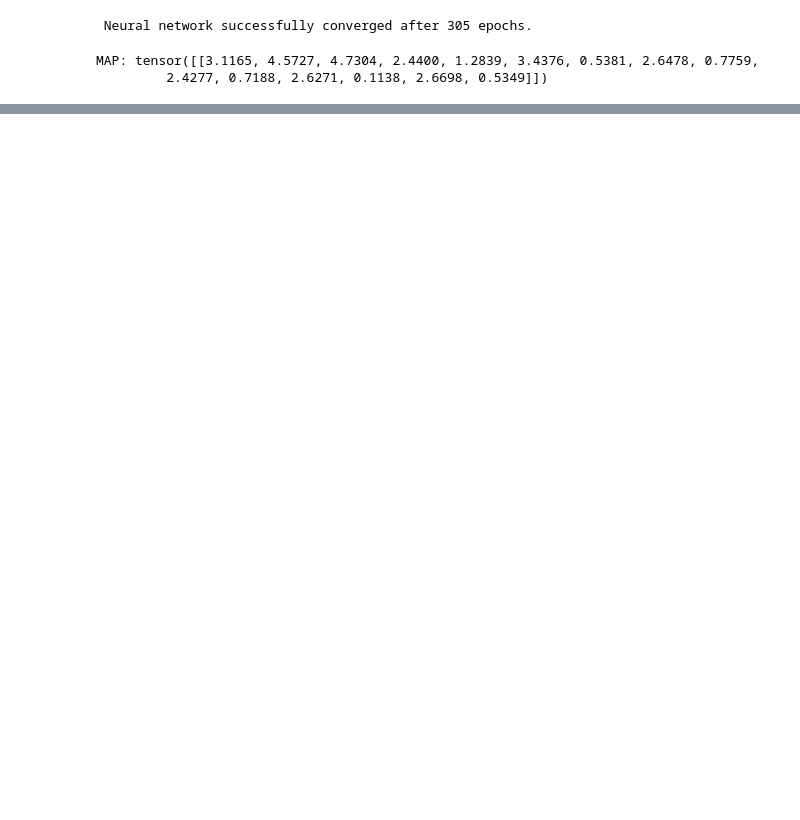
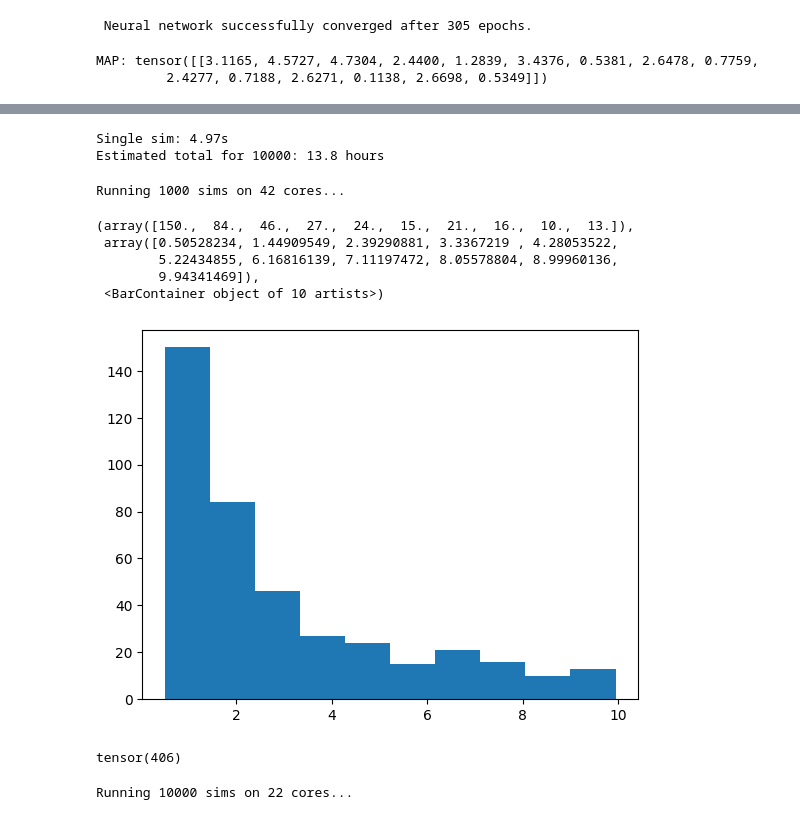
Before and after one commit to ps789/8803-dt-project, a Jupyter notebook: rebound.ipynb, the cells around one changed output, grey strips where cells are left out. Drawn from its saved outputs; the diff is of its cells as text; code cells hidden in the pictures; blank space fills up the shorter version.

Commit message:
add orbital models/sims

```diff
--- a/rebound.ipynb
+++ b/rebound.ipynb
@@ -91,0 +231,5 @@ MAP: tensor([[3.1165, 4.5727, 4.7304, 2.4400, 1.2839, 3.4376, 0.5381, 2.6478, 0.
+# %%
+inference = NPE(prior=prior)
+inference.append_simulations(theta, x)
+density_estimator = inference.train()
+posterior = inference.build_posterior(density_estimator)
@@ -91,0 +416,49 @@ MAP: tensor([[3.1165, 4.5727, 4.7304, 2.4400, 1.2839, 3.4376, 0.5381, 2.6478, 0.
+# %%
+import time
+
+sample = prior.rsample()
+start = time.time()
+result = simulator_single(sample)
+elapsed = time.time() - start
+print(f"Single sim: {elapsed:.2f}s")
+print(f"Estimated total for 10000: {elapsed * 10000 / 3600:.1f} hours")
+# %% [output]
+Single sim: 4.97s
+Estimated total for 10000: 13.8 hours
+# %%
+from multiprocessing import Pool
+import os
+from tqdm import tqdm
+
+def simulate_single_worker(params):
+    params = np.array(params)
+    m1, m2, m3, a1, a2, a3, e1, e2, e3 = params
+    sim = simulate(m1, m2, m3, a1, a2, a3, e1, e2, e3)
+    stats = summary_statistics(sim)
+    del sim
+    return stats
+
+def run_parallel_sims(n_sims, n_cores=None):
+    if n_cores is None:
+        n_cores = os.cpu_count()
+
+    theta = torch.stack([prior.rsample() for _ in range(n_sims)])
+    params_list = [theta[i].numpy() for i in range(n_sims)]
+
+    print(f"Running {n_sims} sims on {n_cores} cores...")
+    with Pool(n_cores) as pool:
+        results = list(tqdm(
+            pool.imap(simulate_single_worker, params_list),
+            total=n_sims
+        ))
+
+    x = torch.tensor(np.array(results), dtype=torch.float32)
+    return theta, x
+# %%
+
+theta, x = run_parallel_sims(1000, n_cores = 42)
+theta_ = theta[:, 3:]
+# %% [output]
+Running 1000 sims on 42 cores...
+# %%
+mask = (x[:, -3:] > 1).any(dim=1)
@@ -91,0 +467,21 @@ MAP: tensor([[3.1165, 4.5727, 4.7304, 2.4400, 1.2839, 3.4376, 0.5381, 2.6478, 0.
+# %%
+plt.hist(theta[mask][:, -4])
+# %% [output]
+(array([150.,  84.,  46.,  27.,  24.,  15.,  21.,  16.,  10.,  13.]),
+ array([0.50528234, 1.44909549, 2.39290881, 3.3367219 , 4.28053522,
+        5.22434855, 6.16816139, 7.11197472, 8.05578804, 8.99960136,
+        9.94341469]),
+ <BarContainer object of 10 artists>)
+[figure, added]
+# %%
+torch.sum(mask)
+# %% [output]
+tensor(406)
+# %%
+for i in range(10, 11):
+  theta, x = run_parallel_sims(10000, n_cores = 22)
+  theta_ = theta[:, 3:]
+  np.save(f'orbit_theta_new_{i}.npy', theta_)
+  np.save(f'orbit_x_new_{i}.npy', x)
+# %% [output]
+Running 10000 sims on 22 cores...
```
Also changed, not shown: parts of 100 cells of this notebook, 8 other files.
